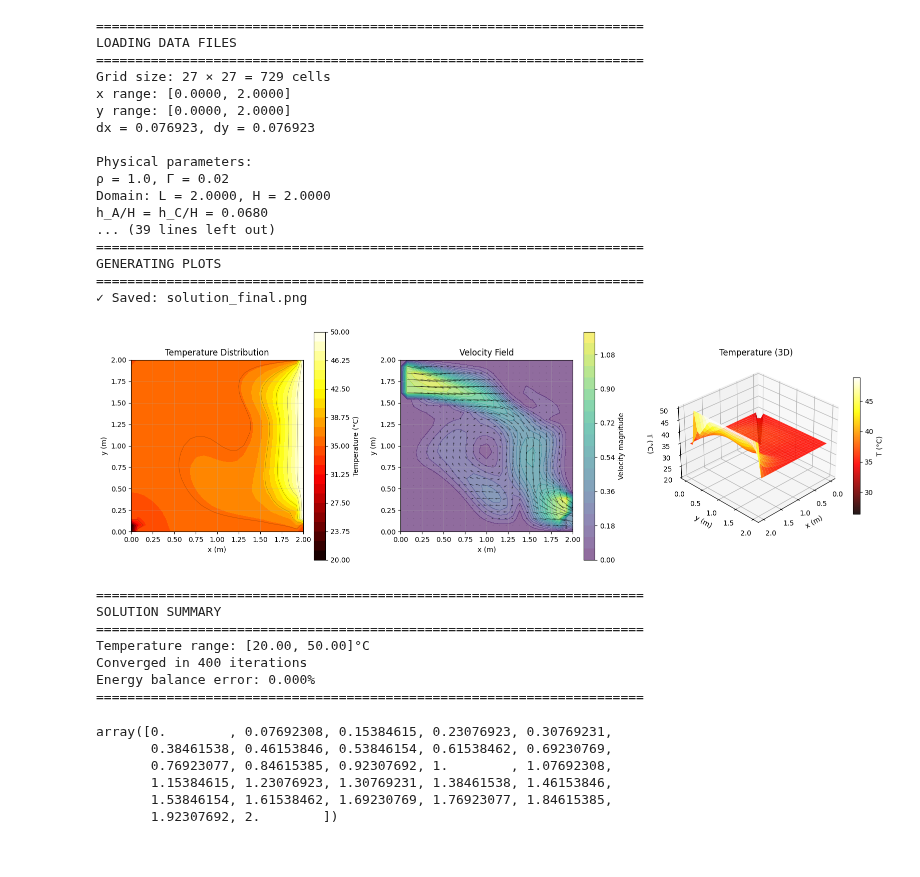
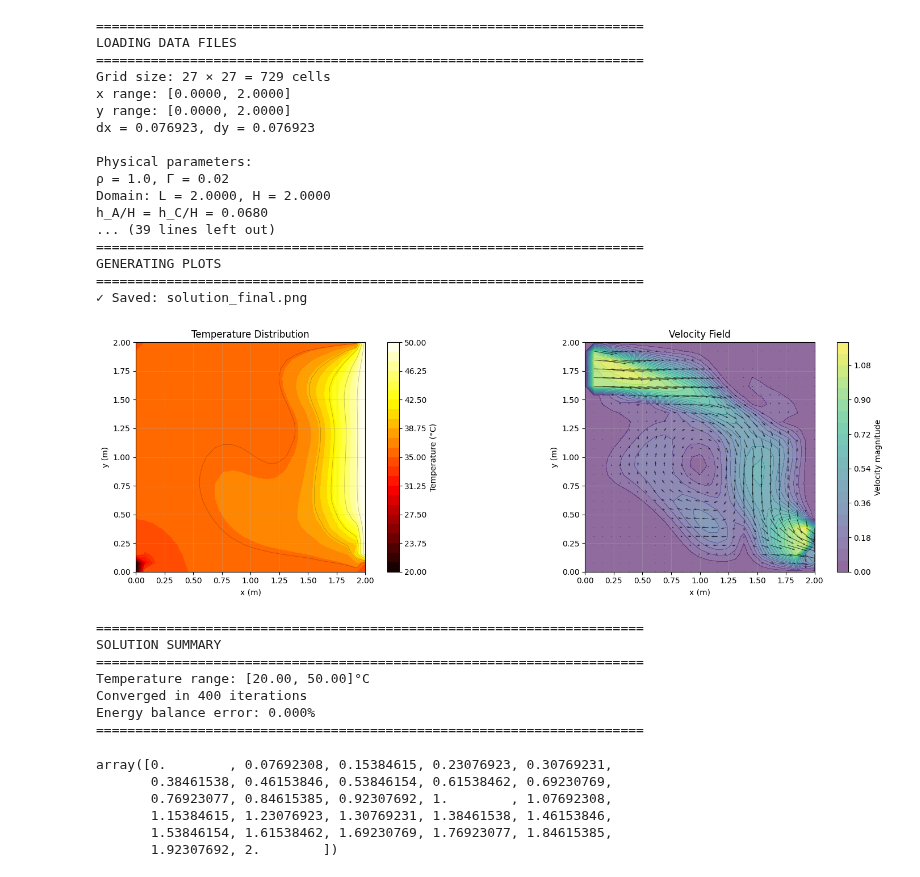
Before and after one commit to Mafaz03/Computational-Fluid-Dynamics, a Jupyter notebook: 2-D Convection Diffusion/eh.ipynb, the cells around one changed output. Drawn from its saved outputs; the diff is of its cells as text; code cells hidden in the pictures.

```diff
--- a/2-D Convection Diffusion/eh.ipynb
+++ b/2-D Convection Diffusion/eh.ipynb
@@ -465,7 +465,7 @@ X, Y = np.meshgrid(x, y)
 fig = plt.figure(figsize=(16, 5))
 
 # Temperature contour
-ax1 = fig.add_subplot(131)
+ax1 = fig.add_subplot(121)
 levels = np.linspace(T.min(), T.max(), 25)
 cf = ax1.contourf(X, Y, T.T, levels=levels, cmap='hot')
 plt.colorbar(cf, ax=ax1, label='Temperature (°C)')
@@ -477,7 +477,7 @@ ax1.set_aspect('equal')
 ax1.grid(True, alpha=0.3)
 
 # Velocity field
-ax2 = fig.add_subplot(132)
+ax2 = fig.add_subplot(122)
 skip = max(1, nx//15)
 vel_mag = np.sqrt(U**2 + V**2)
 cf2 = ax2.contourf(X, Y, vel_mag.T, levels=20, cmap='viridis', alpha=0.6)
@@ -490,47 +490,38 @@ ax2.set_title('Velocity Field')
 ax2.set_aspect('equal')
 ax2.grid(True, alpha=0.3)
 
-# 3D surface
-ax3 = fig.add_subplot(133, projection='3d')
-surf = ax3.plot_surface(X, Y, T.T, cmap='hot', edgecolor='none', alpha=0.9)
-ax3.set_xlabel('x (m)')
-ax3.set_ylabel('y (m)')
-ax3.set_zlabel('T (°C)')
-ax3.set_title('Temperature (3D)')
-ax3.view_init(elev=30, azim=45)
-plt.colorbar(surf, ax=ax3, shrink=0.6, label='T (°C)')
 
 plt.tight_layout()
 plt.savefig('solution_final.png', dpi=300, bbox_inches='tight')
 print("✓ Saved: solution_final.png")
 plt.show()
 
 print("\n" + "="*70)
 print("SOLUTION SUMMARY")
 print("="*70)
 print(f"Temperature range: [{T.min():.2f}, {T.max():.2f}]°C")
 print(f"Converged in {iteration} iterations")
 print(f"Energy balance error: {error_pct:.3f}%")
 print("="*70)
 # %% [output]
 ======================================================================
 LOADING DATA FILES
 ======================================================================
 Grid size: 27 × 27 = 729 cells
 x range: [0.0000, 2.0000]
 y range: [0.0000, 2.0000]
 dx = 0.076923, dy = 0.076923
 
 Physical parameters:
 ρ = 1.0, Γ = 0.02
 Domain: L = 2.0000, H = 2.0000
 h_A/H = h_C/H = 0.0680
 ... (39 lines left out)
 ======================================================================
 GENERATING PLOTS
 ======================================================================
 ✓ Saved: solution_final.png
-[figure, old version]
+[figure, new version]
 ======================================================================
 SOLUTION SUMMARY
 ======================================================================
```
Also changed, not shown: 2 other files.
